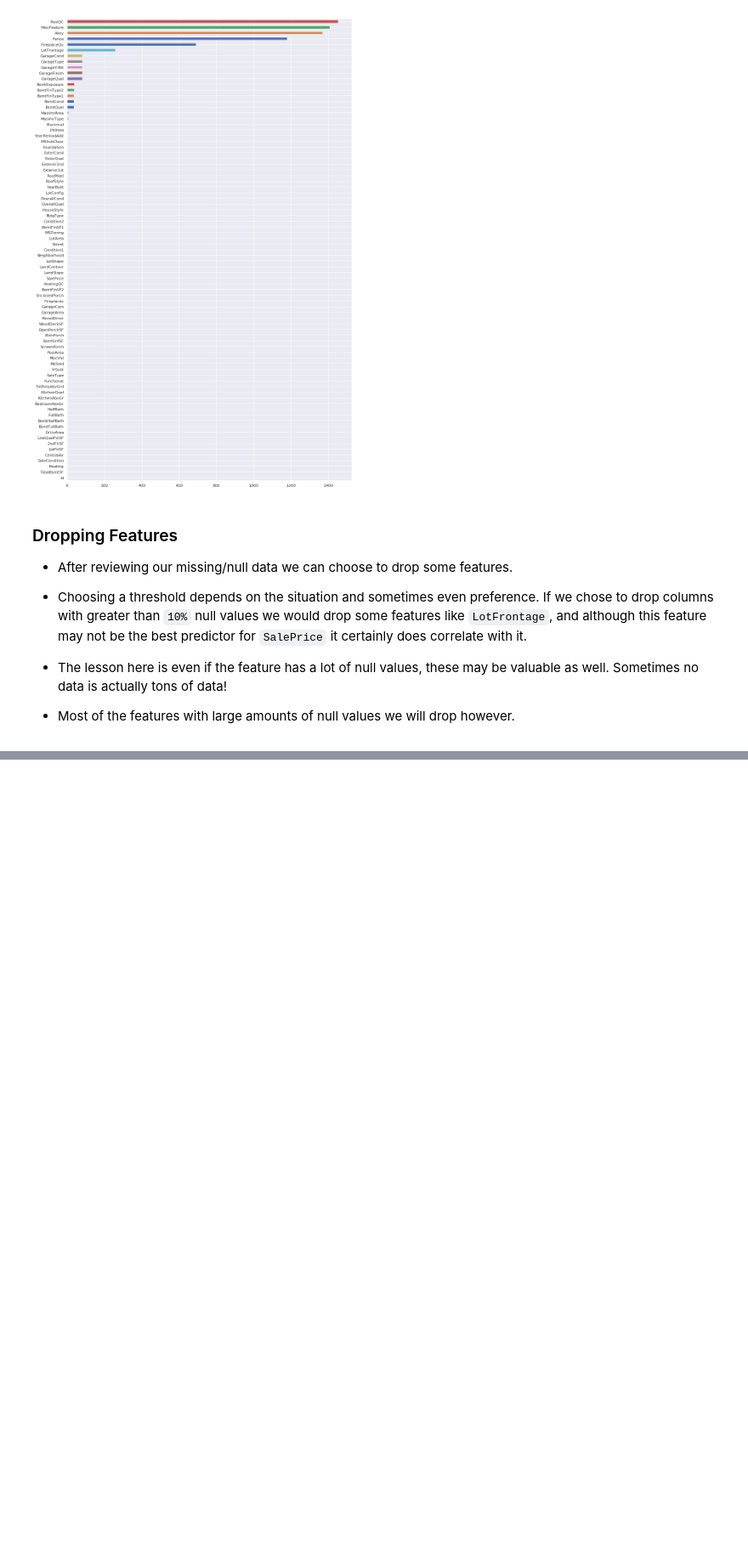
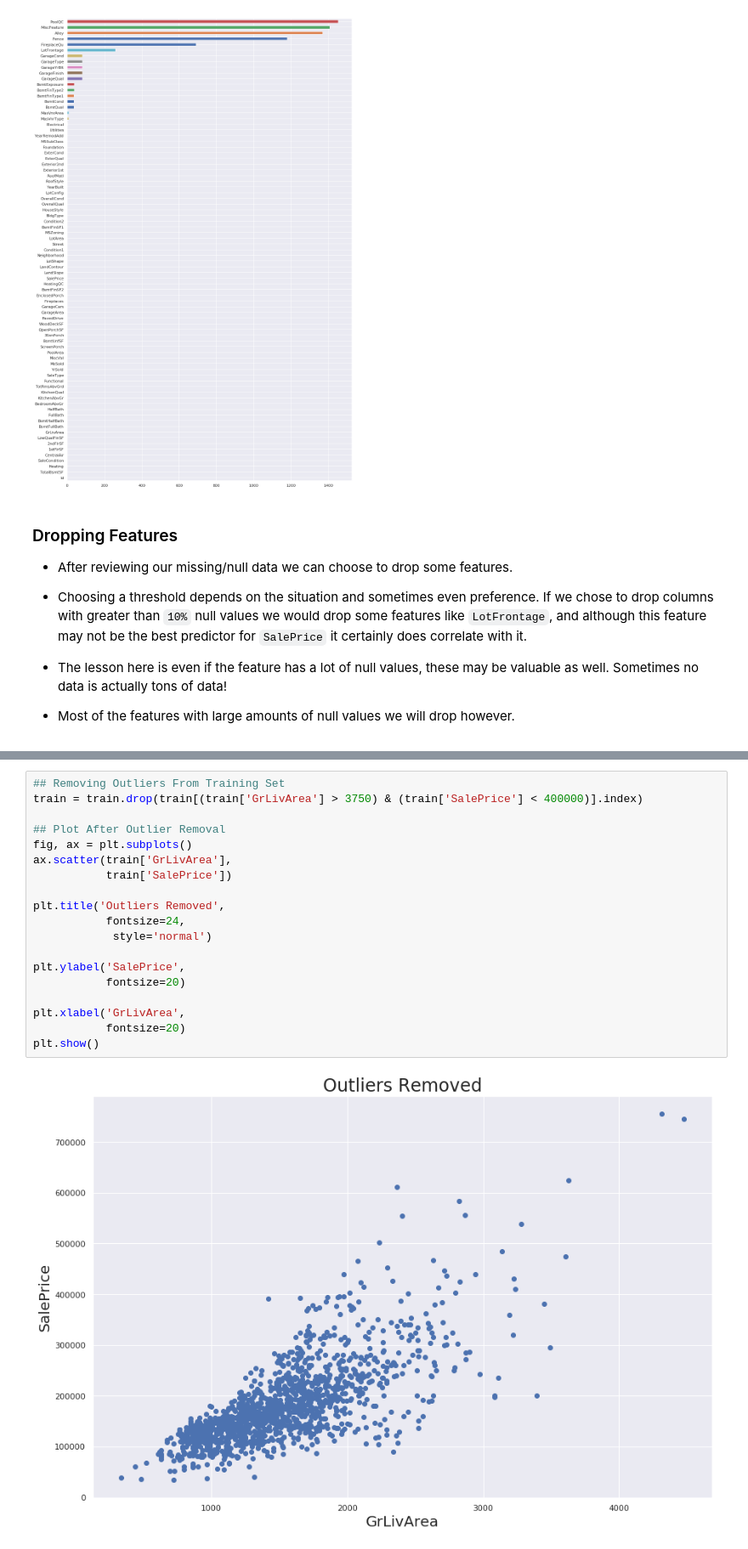
Before and after one commit to kristopher-smith/Viz-Final-Project, a Jupyter notebook: Predicting-Housing-Price.ipynb, the cells around one changed output, grey strips where cells are left out. Shown at 85% size. Drawn from its saved outputs; the diff is of its cells as text; blank space fills up the shorter version.

```diff
--- a/Predicting-Housing-Price.ipynb
+++ b/Predicting-Housing-Price.ipynb
@@ -726,0 +466,21 @@ I’m building an interactive, 5 weeks cohort-based course for people who want t
+# %%
+## Removing Outliers From Training Set
+train = train.drop(train[(train['GrLivArea'] > 3750) & (train['SalePrice'] < 400000)].index)
+
+## Plot After Outlier Removal
+fig, ax = plt.subplots()
+ax.scatter(train['GrLivArea'],
+           train['SalePrice'])
+
+plt.title('Outliers Removed',
+           fontsize=24,
+            style='normal')
+
+plt.ylabel('SalePrice',
+           fontsize=20)
+
+plt.xlabel('GrLivArea',
+           fontsize=20)
+plt.show()
+# %% [output]
+[figure, added]
```
Also changed, not shown: parts of 71 cells of this notebook.
